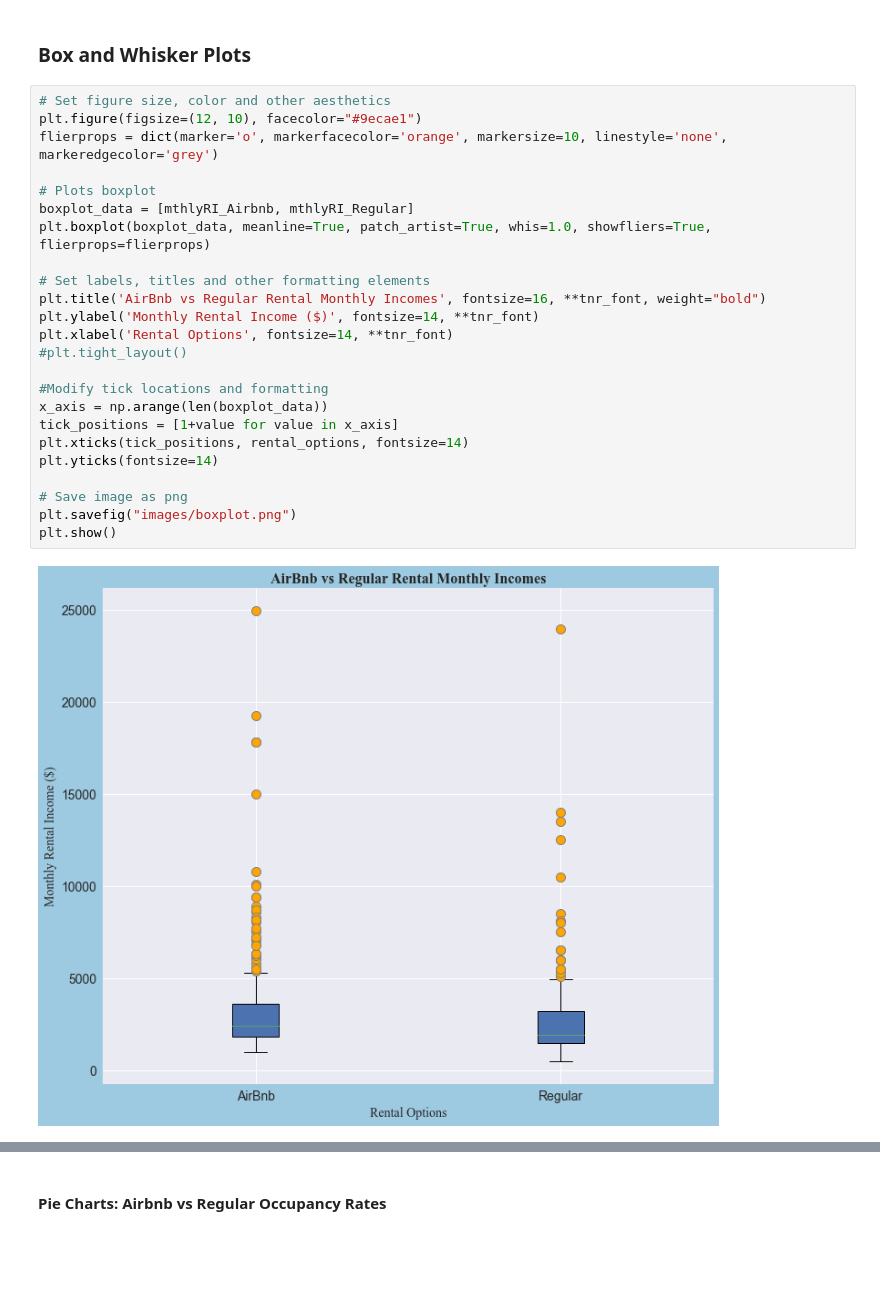
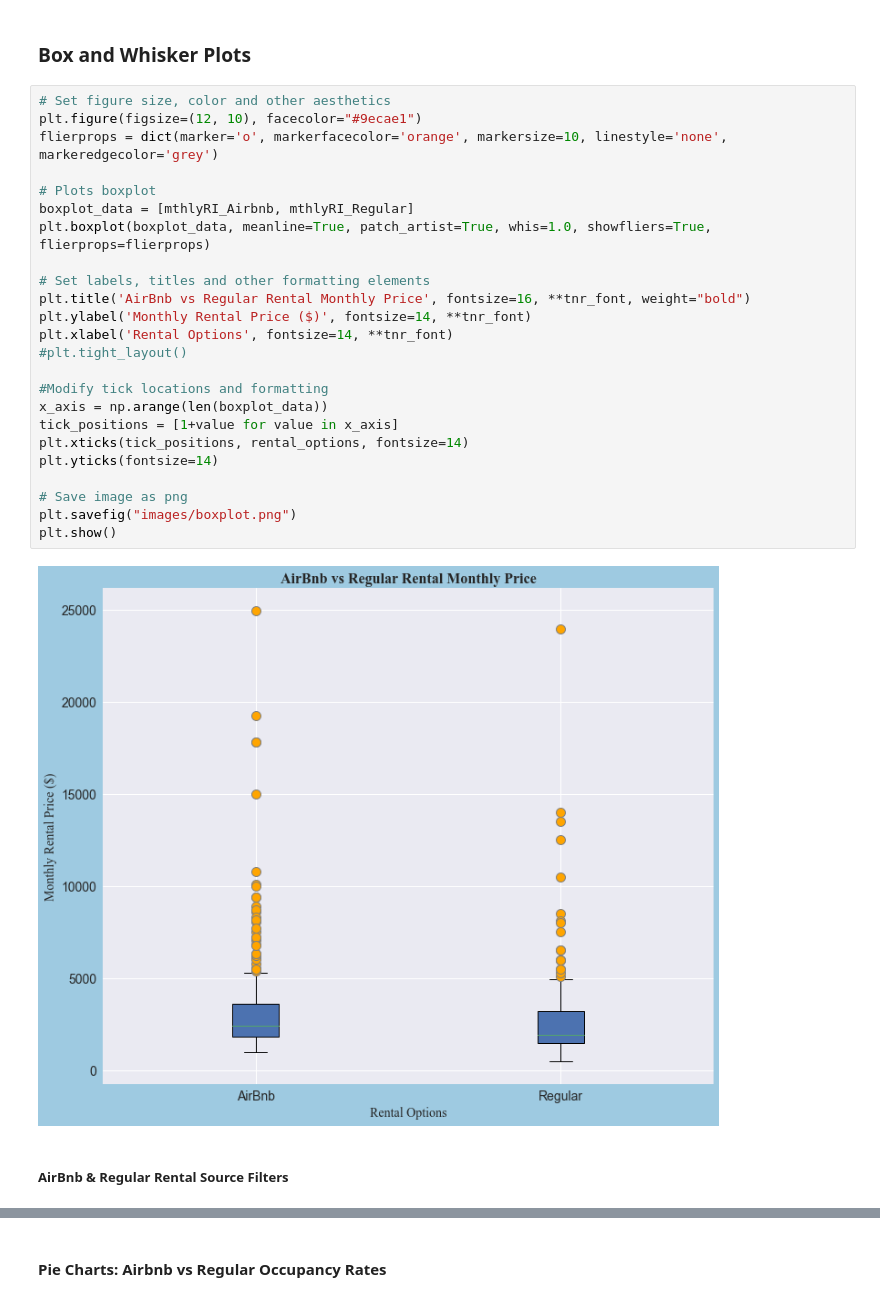
Before and after one commit to rebeccabland3/LA-Real-Estate, a Jupyter notebook: real_estate_matplotlib.ipynb, the cells around one changed output, grey strips where cells are left out. Cells and saved outputs as stored; diff of their text form; blank space fills up the shorter version.

```diff
--- a/real_estate_matplotlib.ipynb
+++ b/real_estate_matplotlib.ipynb
@@ -304,26 +301,28 @@ Final_Stats
 # %%
 # Set figure size, color and other aesthetics
 plt.figure(figsize=(12, 10), facecolor="#9ecae1")
 flierprops = dict(marker='o', markerfacecolor='orange', markersize=10, linestyle='none', markeredgecolor='grey')
 
 # Plots boxplot
 boxplot_data = [mthlyRI_Airbnb, mthlyRI_Regular]
 plt.boxplot(boxplot_data, meanline=True, patch_artist=True, whis=1.0, showfliers=True, flierprops=flierprops)
 
 # Set labels, titles and other formatting elements
-plt.title('AirBnb vs Regular Rental Monthly Incomes', fontsize=16, **tnr_font, weight="bold")
-plt.ylabel('Monthly Rental Income ($)', fontsize=14, **tnr_font)
+plt.title('AirBnb vs Regular Rental Monthly Price', fontsize=16, **tnr_font, weight="bold")
+plt.ylabel('Monthly Rental Price ($)', fontsize=14, **tnr_font)
 plt.xlabel('Rental Options', fontsize=14, **tnr_font)
 #plt.tight_layout()
 
 #Modify tick locations and formatting
 x_axis = np.arange(len(boxplot_data))
 tick_positions = [1+value for value in x_axis]
 plt.xticks(tick_positions, rental_options, fontsize=14)
 plt.yticks(fontsize=14)
 
 # Save image as png
 plt.savefig("images/boxplot.png")
 plt.show()
 # %% [output]
-[figure, old version]
+[figure, new version]
+# %% [markdown]
+##### AirBnb & Regular Rental Source Filters
```
Also changed, not shown: parts of 27 cells of this notebook, 7 other files.
